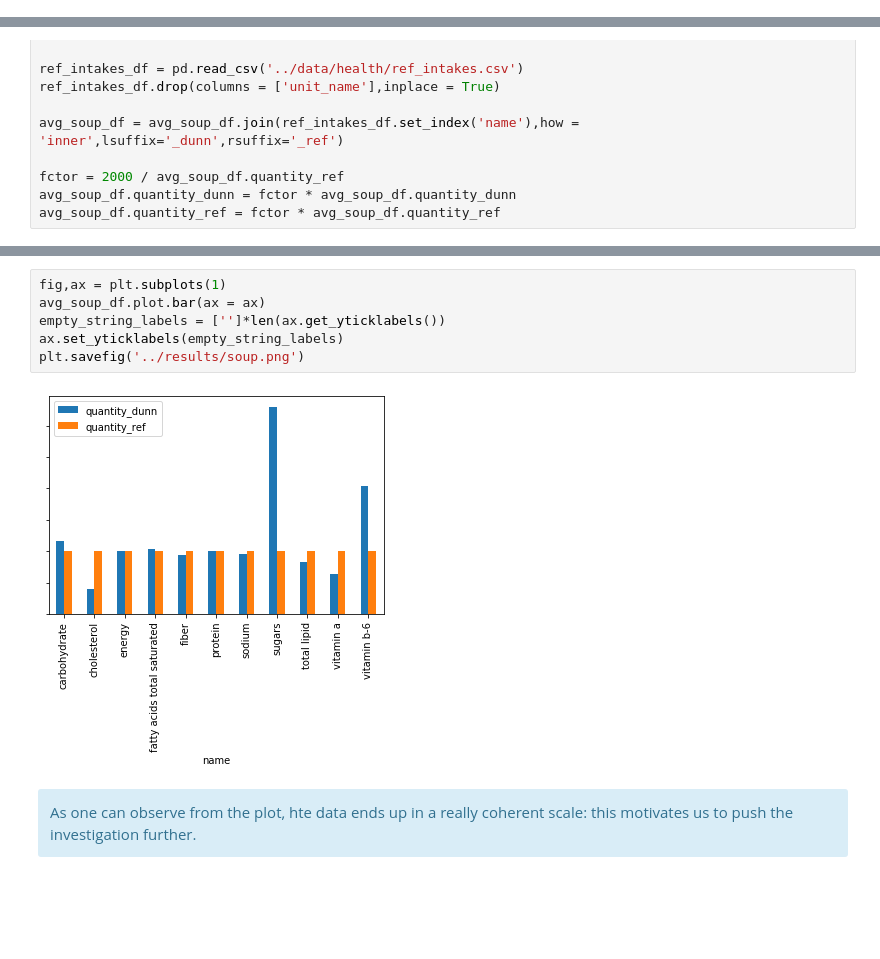
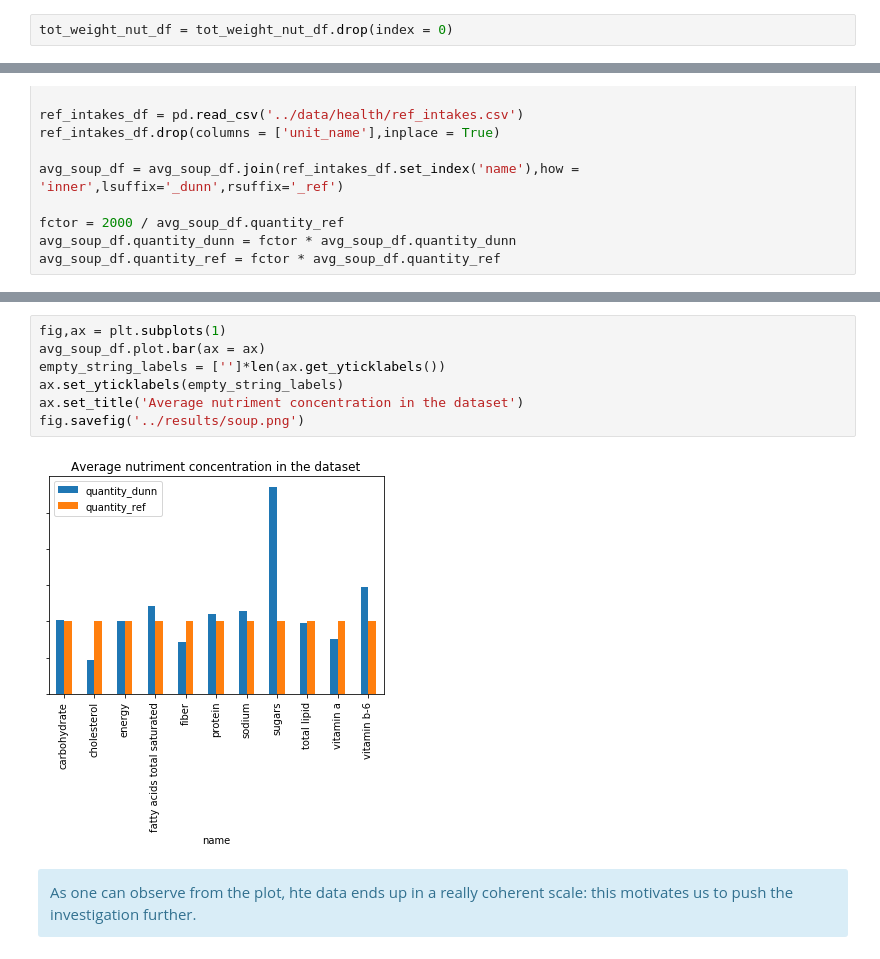
Before and after one commit to raphaelreiss/ADA_project, a Jupyter notebook: src/Demographic_Nut.ipynb, the cells around one changed output, grey strips where cells are left out. Drawn from its saved outputs; the diff is of its cells as text; blank space fills up the shorter version.

```diff
--- a/src/Demographic_Nut.ipynb
+++ b/src/Demographic_Nut.ipynb
@@ -233,6 +233,8 @@ for nut in nutriments:
     tot_nut = 'tot_' + nut
     house_nut_df[tot_nut] = house_nut_df.TOT_WEIGHT.multiply(house_nut_df[nut])
     tot_weight_nut_df[tot_nut] = tot_weight_nut_df.TOT_WEIGHT.multiply(tot_weight_nut_df[nut])
+# %%
+tot_weight_nut_df = tot_weight_nut_df.drop(index = 0)
 # %% [markdown]
 ### Total soup
 # %% [markdown]
@@ -284,11 +286,12 @@ tot_weight_nut_df
 # %%
 fig,ax = plt.subplots(1)
 avg_soup_df.plot.bar(ax = ax)
 empty_string_labels = ['']*len(ax.get_yticklabels())
 ax.set_yticklabels(empty_string_labels)
-plt.savefig('../results/soup.png')
+ax.set_title('Average nutriment concentration in the dataset')
+fig.savefig('../results/soup.png')
 # %% [output]
-[figure, old version]
+[figure, new version]
 # %% [markdown]
 <div class="alert alert-block alert-info">
 As one can observe from the plot, hte data ends up in a really coherent scale: this motivates us to push the investigation further.
```
Also changed, not shown: parts of 12 cells of this notebook, 19 other files.
